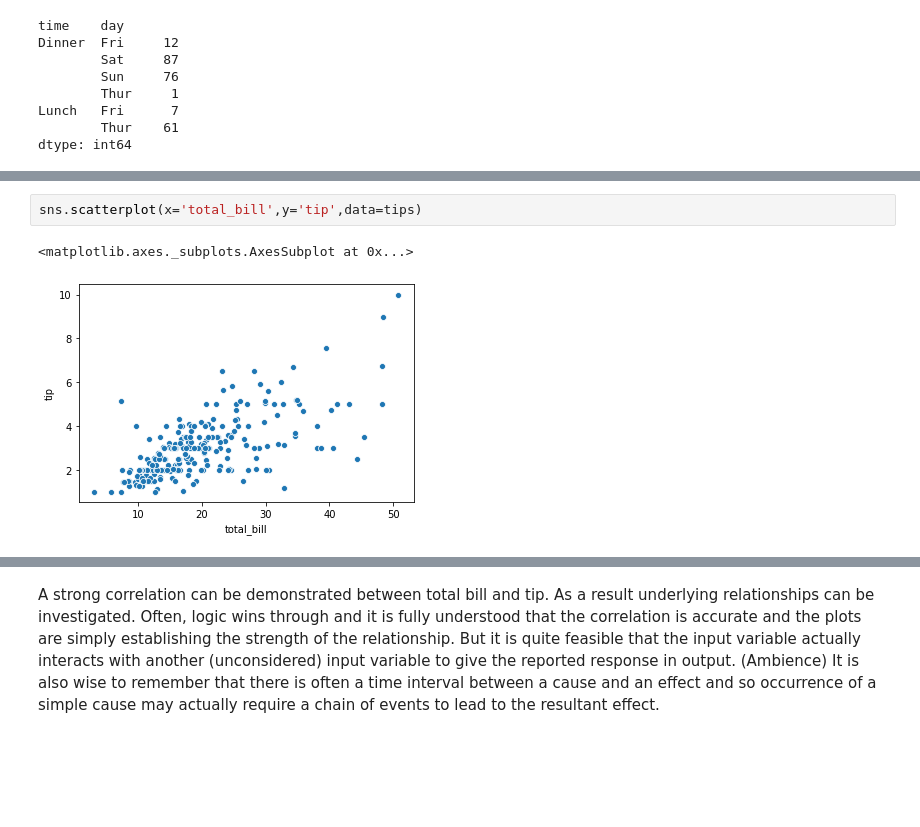
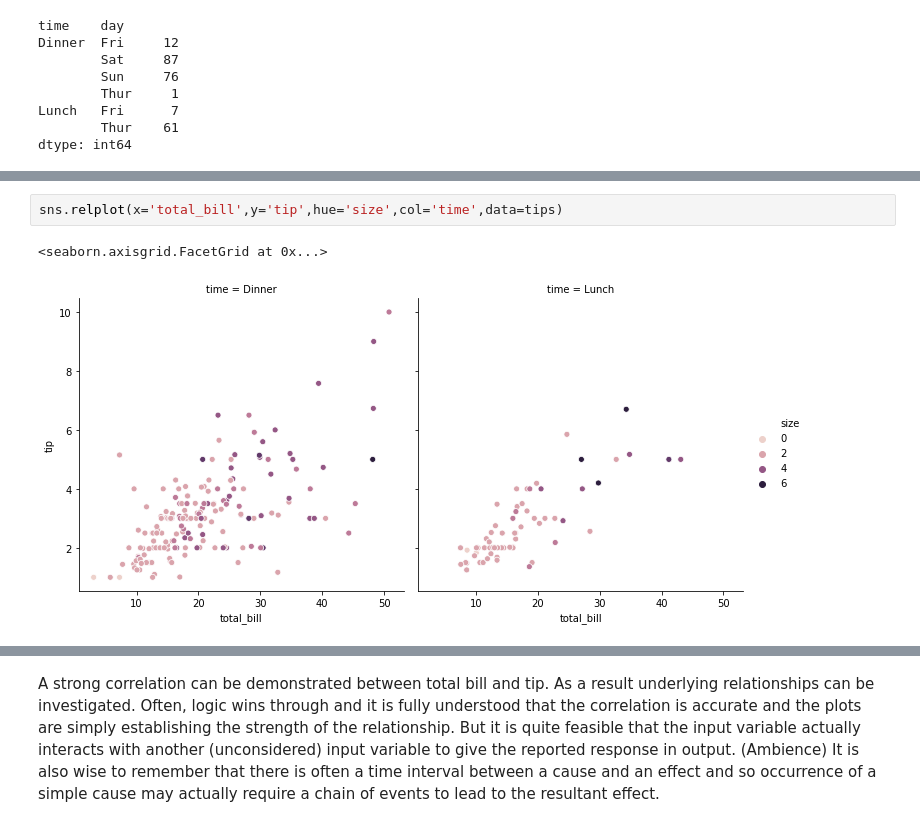
Before and after one commit to mhurley100/Fundamentals-of-Data-Analysis-Project, a Jupyter notebook: tips.ipynb, the cells around one changed output, grey strips where cells are left out. Saved outputs shown, nothing was run; the diff lists cells and outputs as text; blank space fills up the shorter version.

```diff
--- a/tips.ipynb
+++ b/tips.ipynb
@@ -117,5 +203,5 @@ Visually analyee the datset
 # %%
-sns.scatterplot(x='total_bill',y='tip',data=tips)
+sns.relplot(x='total_bill',y='tip',hue='size',col='time',data=tips)
 # %% [output]
-<matplotlib.axes._subplots.AxesSubplot at 0x...>
+<seaborn.axisgrid.FacetGrid at 0x...>
-[figure, old version]
+[figure, new version]
```
Also changed, not shown: parts of 37 cells of this notebook, 1 other file.
